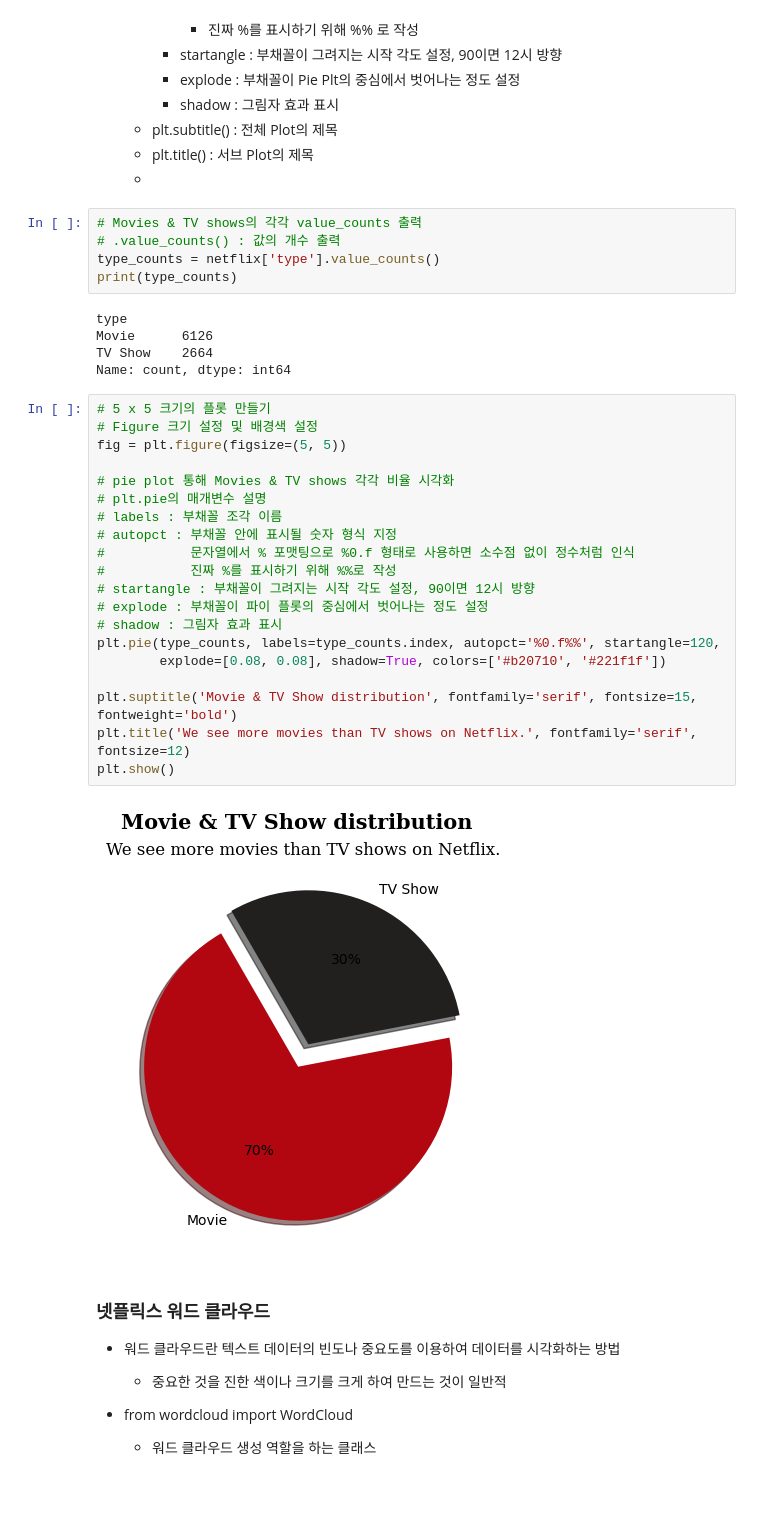
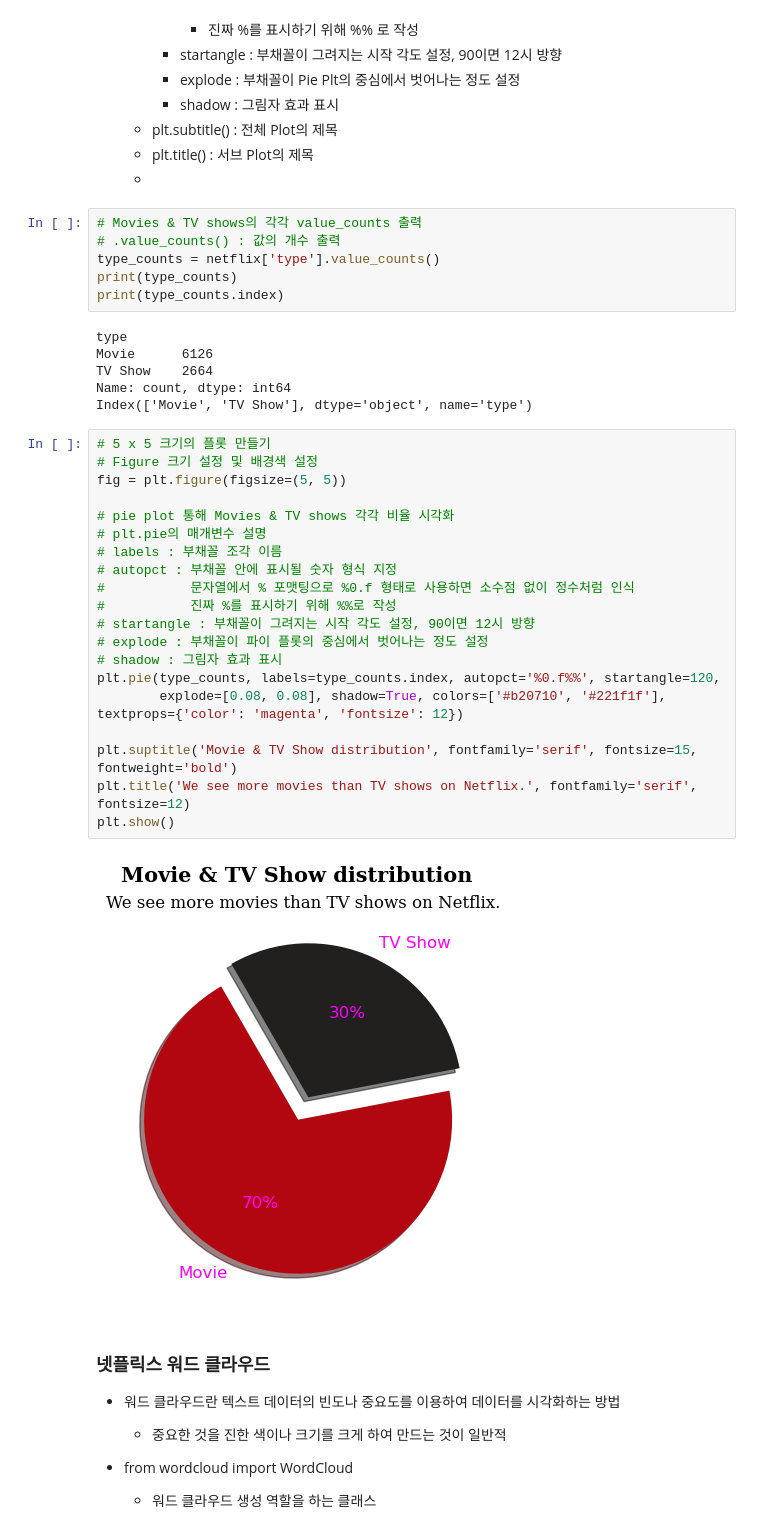
Before and after one commit to vega2k8s/Python_Webscraping_Analysis, a Jupyter notebook: 09.넷플릭스 데이터 분석 프로젝트.ipynb, the cells around one changed output. Cells and saved outputs as stored; diff of their text form; blank space fills up the shorter version.

```diff
--- a/09.넷플릭스 데이터 분석 프로젝트.ipynb
+++ b/09.넷플릭스 데이터 분석 프로젝트.ipynb
@@ -455,33 +519,35 @@ netflix.loc[netflix['title'].str.contains('Squid Game', na=False, case=False)]
 # .value_counts() : 값의 개수 출력
 type_counts = netflix['type'].value_counts()
 print(type_counts)
+print(type_counts.index)
 # %% [output]
 type
 Movie      6126
 TV Show    2664
 Name: count, dtype: int64
+Index(['Movie', 'TV Show'], dtype='object', name='type')
 # %%
 # 5 x 5 크기의 플롯 만들기
 # Figure 크기 설정 및 배경색 설정
 fig = plt.figure(figsize=(5, 5))
 
 # pie plot 통해 Movies & TV shows 각각 비율 시각화
 # plt.pie의 매개변수 설명
 # labels : 부채꼴 조각 이름
 # autopct : 부채꼴 안에 표시될 숫자 형식 지정
 #           문자열에서 % 포맷팅으로 %0.f 형태로 사용하면 소수점 없이 정수처럼 인식
 #           진짜 %를 표시하기 위해 %%로 작성
 # startangle : 부채꼴이 그려지는 시작 각도 설정, 90이면 12시 방향
 # explode : 부채꼴이 파이 플롯의 중심에서 벗어나는 정도 설정
 # shadow : 그림자 효과 표시
 plt.pie(type_counts, labels=type_counts.index, autopct='%0.f%%', startangle=120,
-        explode=[0.08, 0.08], shadow=True, colors=['#b20710', '#221f1f'])
+        explode=[0.08, 0.08], shadow=True, colors=['#b20710', '#221f1f'], textprops={'color': 'magenta', 'fontsize': 12})
 
 plt.suptitle('Movie & TV Show distribution', fontfamily='serif', fontsize=15, fontweight='bold')
 plt.title('We see more movies than TV shows on Netflix.', fontfamily='serif', fontsize=12)
 plt.show()
 # %% [output]
-[figure, old version]
+[figure, new version]
 # %% [markdown]
 ### **넷플릭스 워드 클라우드**
 * 워드 클라우드란 텍스트 데이터의 빈도나 중요도를 이용하여 데이터를 시각화하는 방법
```
Also changed, not shown: parts of 7 cells of this notebook.
